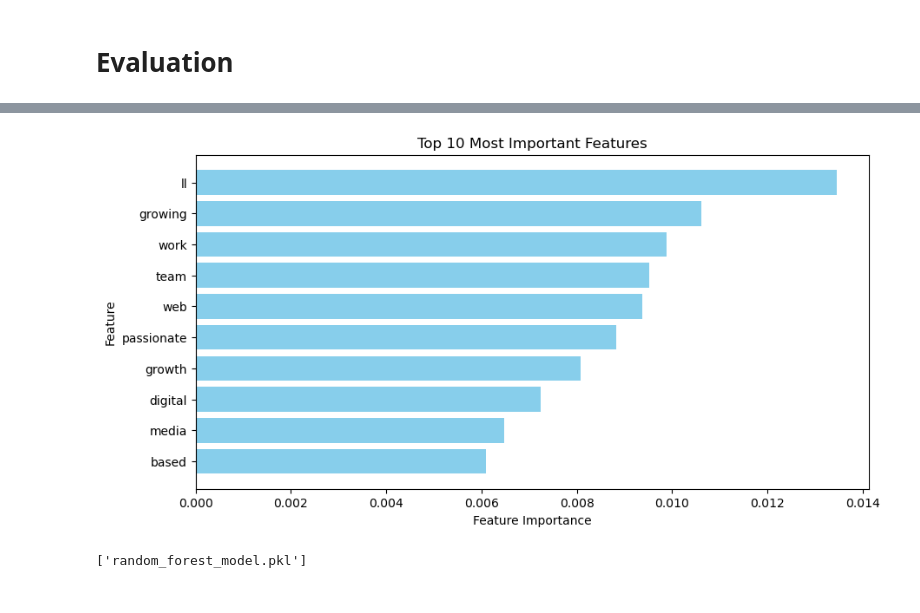
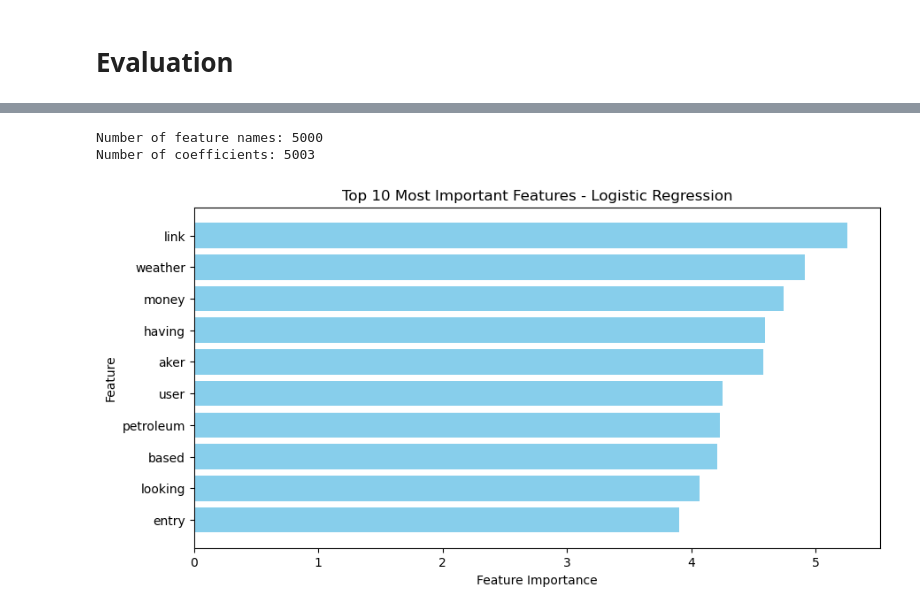
Before and after one commit to elllisabeth/fake-job-detector, a Jupyter notebook: Model_training.ipynb, the cells around one changed output, grey strips where cells are left out. Saved outputs shown, nothing was run; the diff lists cells and outputs as text; code cells hidden in the pictures.

Commit message:
Updated model and added feature importance analysis

```diff
--- a/Model_training.ipynb
+++ b/Model_training.ipynb
@@ -123,8 +127,3 @@ joblib.dump(vectorizer, "tfidf_vectorizer.pkl")
 # %% [markdown]
 * (2) Combine Features
-# %%
-from scipy.sparse import hstack
-
-X = hstack((X_tfidf, df[["telecommuting", "has_company_logo", "has_questions"]].values))
-y = df["fraudulent"]
 # %% [markdown]
@@ -154,0 +150,9 @@ print(f"✅ New training set size: {X_train_resampled.shape[0]} (Real: {sum(y_tr
+# %%
+# Train Logistic Regression with class_weight='balanced'
+log_reg_balanced = LogisticRegression(class_weight='balanced', random_state=42)
+
+# Fit the model
+log_reg_balanced.fit(X_train_resampled, y_train_resampled)
+
+# Predictions
+y_pred_balanced = log_reg_balanced.predict(X_test)
@@ -228,33 +203,42 @@ weighted avg       0.96      0.92      0.93      3576
 # %%
-# Get feature importance from the best model
-feature_importance = best_model.feature_importances_
+#####
+# Feature Importance using Logistic Regression Coefficients
+# Get the coefficients from the Logistic Regression model
+coefficients = log_reg_balanced.coef_[0]  # Extracting coefficients for the features
 
-# Get feature names from the TfidfVectorizer
+# Get feature names from the TfidfVectorizer (assuming vectorizer is already defined)
 feature_names = vectorizer.get_feature_names_out()
 
+# Check lengths of feature_names and coefficients
+print(f"Number of feature names: {len(feature_names)}")
+print(f"Number of coefficients: {len(coefficients)}")
+
 # Ensure both arrays have the same length
-min_length = min(len(feature_importance), len(feature_names))  # Take the shorter one
+if len(feature_names) != len(coefficients):
+    # Adjust the length to be the minimum of the two
+    min_length = min(len(feature_names), len(coefficients))
+    feature_names = feature_names[:min_length]
+    coefficients = coefficients[:min_length]
 
-# Convert to DataFrame
+# Combine the coefficients and feature names into a DataFrame
 feat_imp_df = pd.DataFrame({
-    'Feature': feature_names[:min_length],  # Ensure equal length
-    'Importance': feature_importance[:min_length]  # Ensure equal length
+    'Feature': feature_names,
+    'Importance': coefficients
 })
 
-# Sort by importance
+# Sort by importance (magnitude of coefficients)
+feat_imp_df['Importance'] = feat_imp_df['Importance'].abs()  # Use absolute value for magnitude
 feat_imp_df = feat_imp_df.sort_values(by="Importance", ascending=False)
 
-# Plot top features
+# Plot the top 10 features
 plt.figure(figsize=(10, 5))
 plt.barh(feat_imp_df['Feature'][:10], feat_imp_df['Importance'][:10], color='skyblue')
 plt.xlabel("Feature Importance")
 plt.ylabel("Feature")
-plt.title("Top 10 Most Important Features")
+plt.title("Top 10 Most Important Features - Logistic Regression")
 plt.gca().invert_yaxis()
 plt.show()
 # %% [output]
+Number of feature names: 5000
+Number of coefficients: 5003
-[figure, old version]
+[figure, new version]
-# %%
-joblib.dump(best_model, "random_forest_model.pkl")
-# %% [output]
-['random_forest_model.pkl']
```
Also changed, not shown: parts of 12 cells of this notebook, 4 other files.
